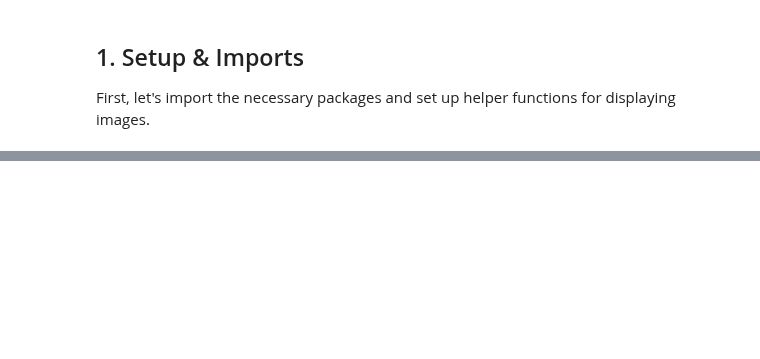
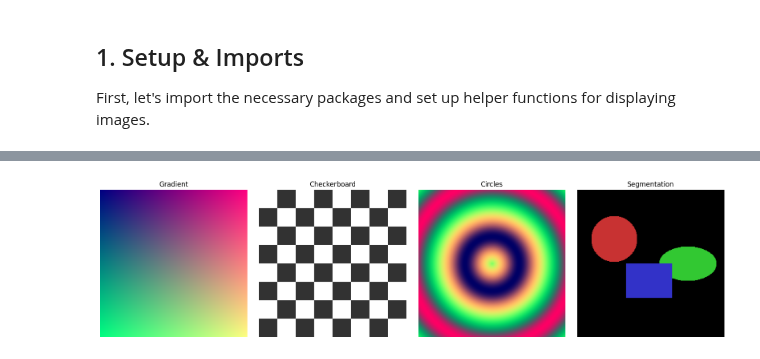
Before and after one commit to heshamdar/polars-cv, a Jupyter notebook: polars-vision/notebooks/demo_comprehensive.ipynb, the cells around one changed output, grey strips where cells are left out. Drawn from its saved outputs; the diff is of its cells as text; code cells hidden in the pictures; blank space fills up the shorter version.

Commit message:
updated demo

```diff
--- a/polars-vision/notebooks/demo_comprehensive.ipynb
+++ b/polars-vision/notebooks/demo_comprehensive.ipynb
@@ -218,0 +136,95 @@ polars-vision supports three resize filter types:
+# %%
+# Create sample test images for the demo
+
+
+def create_test_image(
+    width: int = 256, height: int = 256, pattern: str = "gradient"
+) -> bytes:
+    """Create a test image with various patterns."""
+    if pattern == "gradient":
+        # RGB gradient pattern
+        r = np.linspace(0, 255, width, dtype=np.uint8)
+        g = np.linspace(0, 255, height, dtype=np.uint8)
+        img = np.zeros((height, width, 3), dtype=np.uint8)
+        img[:, :, 0] = r[np.newaxis, :]  # Red gradient horizontal
+        img[:, :, 1] = g[:, np.newaxis]  # Green gradient vertical
+        img[:, :, 2] = 128  # Blue constant
+    elif pattern == "checkerboard":
+        block_size = 32
+        img = np.zeros((height, width, 3), dtype=np.uint8)
+        for i in range(0, height, block_size):
+            for j in range(0, width, block_size):
+                if ((i // block_size) + (j // block_size)) % 2 == 0:
+                    img[i : i + block_size, j : j + block_size] = [255, 255, 255]
+                else:
+                    img[i : i + block_size, j : j + block_size] = [50, 50, 50]
+    elif pattern == "circles":
+        # Concentric circles
+        y, x = np.ogrid[:height, :width]
+        cx, cy = width // 2, height // 2
+        r = np.sqrt((x - cx) ** 2 + (y - cy) ** 2)
+        img = np.zeros((height, width, 3), dtype=np.uint8)
+        img[:, :, 0] = ((np.sin(r / 10) + 1) * 127.5).astype(np.uint8)
+        img[:, :, 1] = ((np.cos(r / 15) + 1) * 127.5).astype(np.uint8)
+        img[:, :, 2] = 100
+    elif pattern == "heatmap":
+        # Gaussian heatmap for ML demo
+        y, x = np.ogrid[:height, :width]
+        cx, cy = width // 2 + 30, height // 2 - 20
+        sigma = 50
+        gaussian = np.exp(-((x - cx) ** 2 + (y - cy) ** 2) / (2 * sigma**2))
+        img = (gaussian * 255).astype(np.uint8)
+        img = np.stack([img, img, img], axis=-1)  # Grayscale as RGB
+    elif pattern == "segmentation":
+        # Multi-region segmentation mask style
+        img = np.zeros((height, width, 3), dtype=np.uint8)
+        # Region 1: circle
+        y, x = np.ogrid[:height, :width]
+        cx1, cy1 = width // 4, height // 3
+        r1 = np.sqrt((x - cx1) ** 2 + (y - cy1) ** 2)
+        img[r1 < 40] = [200, 50, 50]  # Red
+        # Region 2: ellipse
+        cx2, cy2 = 3 * width // 4, height // 2
+        ellipse = ((x - cx2) / 50) ** 2 + ((y - cy2) / 30) ** 2
+        img[ellipse < 1] = [50, 200, 50]  # Green
+        # Region 3: rectangle
+        img[height // 2 : height // 2 + 60, width // 3 : width // 3 + 80] = [
+            50,
+            50,
+            200,
+        ]
+    else:
+        # Random noise
+        rng = np.random.default_rng(42)
+        img = rng.integers(0, 256, (height, width, 3), dtype=np.uint8)
+
+    # Convert to PNG bytes
+    pil_img = Image.fromarray(img)
+    buffer = io.BytesIO()
+    pil_img.save(buffer, format="PNG")
+    return buffer.getvalue()
+
+
+# Create test images
+test_images = {
+    "gradient": create_test_image(256, 256, "gradient"),
+    "checkerboard": create_test_image(256, 256, "checkerboard"),
+    "circles": create_test_image(256, 256, "circles"),
+    "heatmap": create_test_image(256, 256, "heatmap"),
+    "segmentation": create_test_image(256, 256, "segmentation"),
+    "noise": create_test_image(256, 256, "noise"),
+}
+
+# Display them
+display_images(
+    [
+        test_images["gradient"],
+        test_images["checkerboard"],
+        test_images["circles"],
+        test_images["segmentation"],
+    ],
+    ["Gradient", "Checkerboard", "Circles", "Segmentation"],
+)
+print(f"Created {len(test_images)} test images")
+# %% [output]
+[figure, added]
```
Also changed, not shown: parts of 74 cells of this notebook, 1 other file.
